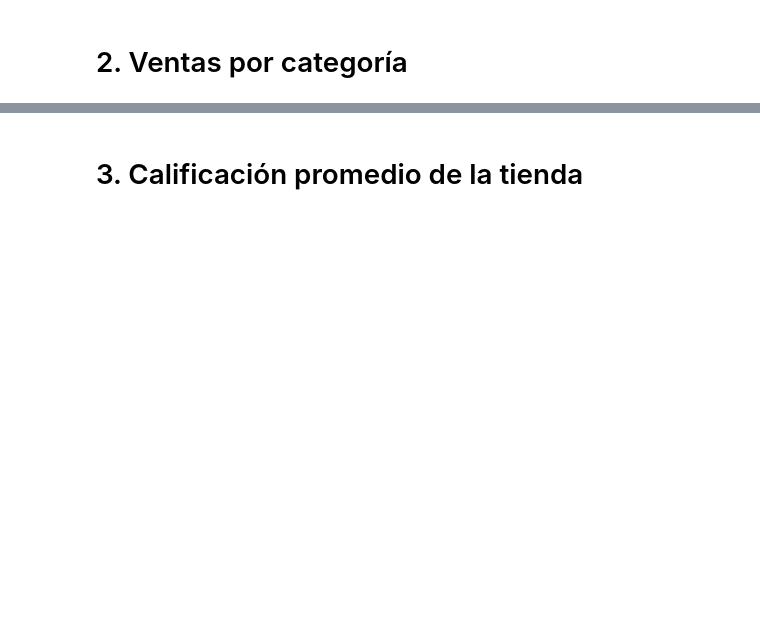
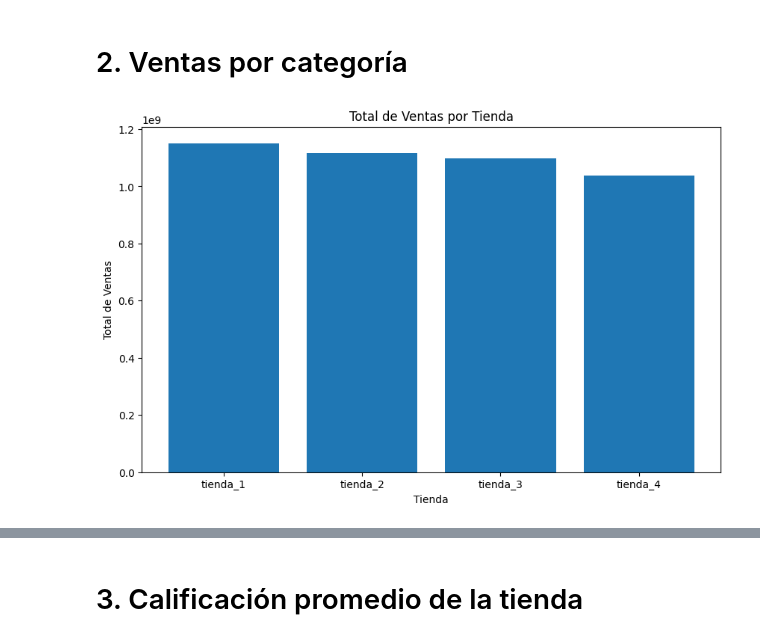
Before and after one commit to JUANJO2410/AMIGOSECRETO, a Jupyter notebook: AluraStoreLatam.ipynb, the cells around one changed output, grey strips where cells are left out. Saved outputs shown, nothing was run; the diff lists cells and outputs as text; code cells hidden in the pictures; blank space fills up the shorter version.

```diff
--- a/AluraStoreLatam.ipynb
+++ b/AluraStoreLatam.ipynb
@@ -30,2 +70,82 @@ DASD
 # %% [markdown]
 # 2. Ventas por categoría
+# %%
+import pandas as pd
+import os
+import matplotlib.pyplot as plt
+
+#Origen datos de Juan
+
+archivos = url = "https://raw.githubusercontent.com/alura-es-cursos/challenge1-data-science-latam/refs/heads/main/base-de-datos-challenge1-latam/tienda_1%20.csv"
+url2 = "https://raw.githubusercontent.com/alura-es-cursos/challenge1-data-science-latam/refs/heads/main/base-de-datos-challenge1-latam/tienda_2.csv"
+url3 = "https://raw.githubusercontent.com/alura-es-cursos/challenge1-data-science-latam/refs/heads/main/base-de-datos-challenge1-latam/tienda_3.csv"
+url4 = "https://raw.githubusercontent.com/alura-es-cursos/challenge1-data-science-latam/refs/heads/main/base-de-datos-challenge1-latam/tienda_4.csv"
+
+tienda = pd.read_csv(url)
+tienda2 = pd.read_csv(url2)
+tienda3 = pd.read_csv(url3)
+tienda4 = pd.read_csv(url4)
+
+tienda.head()
+
+totales = {
+    'tienda_1': tienda['Precio'].sum(),
+    'tienda_2': tienda2['Precio'].sum(),
+    'tienda_3': tienda3['Precio'].sum(),
+    'tienda_4': tienda4['Precio'].sum()
+}
+
+pd.options.display.float_format = '{:,.2f}'.format
+df_totales = pd.DataFrame(list(totales.items()), columns=['Tienda', 'Total'])
+
+
+
+#Grafico de ventas por tiendas
+
+plt.figure(figsize=(10, 6))
+plt.bar(df_totales['Tienda'], df_totales['Total'])
+plt.xlabel('Tienda')
+plt.ylabel('Total de Ventas')
+plt.title('Total de Ventas por Tienda')
+
+#Funcion para agrupar y sumar categorias
+
+def ventas_por_categoria(df, nombre_tienda):
+    resultado = df.groupby('Categoría del Producto')['Precio'].sum().reset_index()
+    resultado.columns = ['Categoría Producto', nombre_tienda]
+    return resultado
+
+#Aplica a cada tienda
+
+cat_tienda_1 = ventas_por_categoria(tienda, 'Tienda_1')
+cat_tienda_2 = ventas_por_categoria(tienda2, 'Tienda_2')
+cat_tienda_3 = ventas_por_categoria(tienda3, 'Tienda_3')
+cat_tienda_4 = ventas_por_categoria(tienda4, 'Tienda_4')
+
+#Union de los resultados por categoria
+
+df_categorias = cat_tienda_1.merge(cat_tienda_2, on='Categoría Producto', how='outer')
+df_categorias = df_categorias.merge(cat_tienda_3, on='Categoría Producto', how='outer')
+df_categorias = df_categorias.merge(cat_tienda_4, on='Categoría Producto', how='outer').fillna(0)
+
+pd.options.display.float_format = '{:,.2f}'.format
+
+plt.figure(figsize=(12, 7))
+categorias = df_categorias['Categoría Producto']
+x = range(len(categorias))
+
+plt.bar(x, df_categorias['Tienda_1'], width=0.2, label='Tienda 1', align='center')
+plt.bar([i + 0.2 for i in x], df_categorias['Tienda_2'], width=0.2, label='Tienda 2', align='center')
+plt.bar([i + 0.4 for i in x], df_categorias['Tienda_3'], width=0.2, label='Tienda 3', align='center')
+plt.bar([i + 0.6 for i in x], df_categorias['Tienda_4'], width=0.2, label='Tienda 4', align='center')
+
+plt.xticks([i + 0.3 for i in x], categorias, rotation=90)
+plt.xlabel('Categoría de Producto')
+plt.ylabel('Total de Ventas')
+plt.title('Total de Ventas por Categoría de Producto')
+plt.legend()
+plt.tight_layout()
+plt.grid(axis='y', linestyle='--', alpha=0.7)
+plt.show()
+# %% [output]
+[figure, added]
```
Also changed, not shown: parts of 4 cells of this notebook.
